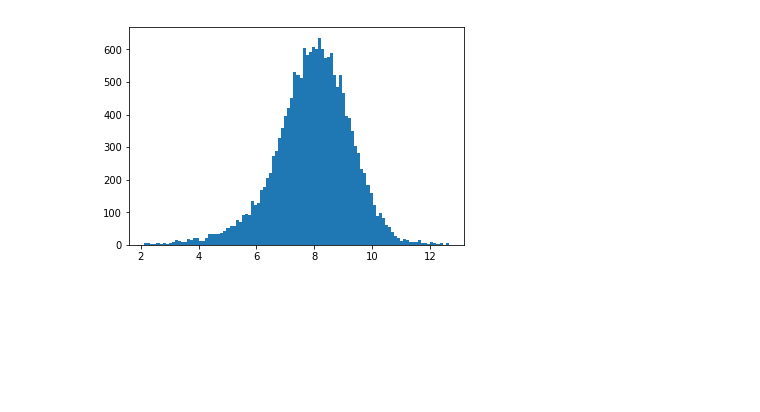
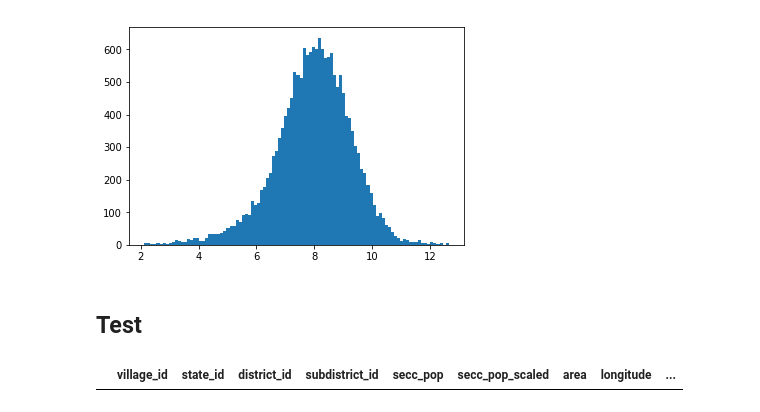
Before and after one commit to huwenjie333/cnn-population-mapping, a Jupyter notebook: code/pop_data_preprocess.ipynb, the cells around one changed output. Saved outputs shown, nothing was run; the diff lists cells and outputs as text; code cells hidden in the pictures; blank space fills up the shorter version.

```diff
--- a/code/pop_data_preprocess.ipynb
+++ b/code/pop_data_preprocess.ipynb
@@ -401,3 +408,11 @@ n, bins, patches = plt.hist(df_state24.pop_density_log2.values, bins=100)
 [figure]
 # %%
 df_state24.to_csv('/home/timhu/data/state24_jpgpaths_clean_17k_May14.csv')
+# %% [markdown]
+## Test
+# %%
+df = pd.read_csv('/home/timhu/data/all_jpgpaths_clean_538k_May14.csv')
+# %%
+df[df.l8_vis_path.str.startswith('l8_median_india_') != True]
+# %% [output]
+|  | village_id | state_id | district_id | subdistrict_id | secc_pop | secc_pop_scaled | area | longitude | ... |
```
Also changed, not shown: parts of 9 cells of this notebook, 1 other file.
